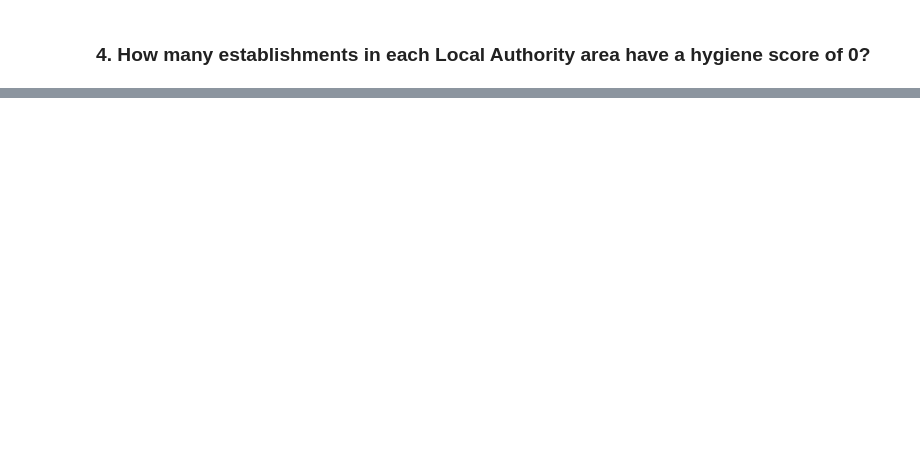
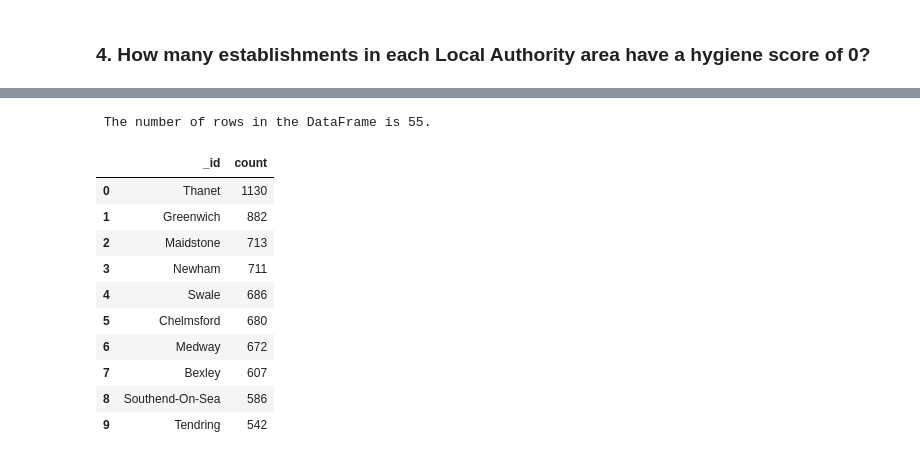
Before and after one commit to moonsunkey/nosql-challenge, a Jupyter notebook: NoSQL_analysis.ipynb, the cells around one changed output, grey strips where cells are left out. Saved outputs shown, nothing was run; the diff lists cells and outputs as text; code cells hidden in the pictures; blank space fills up the shorter version.

```diff
--- a/NoSQL_analysis.ipynb
+++ b/NoSQL_analysis.ipynb
@@ -155,0 +227,37 @@ limit =
+# %%
+# Create a pipeline that:
+# 1. Matches establishments with a hygiene score of 0
+# 2. Groups the matches by Local Authority
+# 3. Sorts the matches from highest to lowest
+
+# Define the aggregation pipeline
+
+pipeline = [
+    {
+        "$match":
+        {"scores.Hygiene": 0}
+    },
+    {
+        "$group":
+        {"_id": "$LocalAuthorityName", "count": {"$sum": 1}
+        }
+    },
+    {
+        "$sort":
+        {"count": -1}
+    },
+]
+
+# Execute the aggregation query
+results = establishments.aggregate(pipeline)
+
+# Store results in a list to avoid exhausting the cursor
+results_list = list(results)
+
+# Print the number of documents in the result
+print(f"The number of documents in the list is {len(results_list)}.")
+
+# Print the first 10 results
+print("First 10 results:")
+for result in results_list[:10]:
+    print(result)
@@ -156,6 +277,20 @@ limit =
 # %%
 # Convert the result to a Pandas DataFrame
-
+pd_2 = pd.DataFrame(results_list)
 # Display the number of rows in the DataFrame
-
+print(f" The number of rows in the DataFrame is {len(pd_2)}.")
 # Display the first 10 rows of the DataFrame
+pd_2.head(10)
+# %% [output]
+ The number of rows in the DataFrame is 55.
+|  | _id | count |
+| 0 | Thanet | 1130 |
+| 1 | Greenwich | 882 |
+| 2 | Maidstone | 713 |
+| 3 | Newham | 711 |
+| 4 | Swale | 686 |
+| 5 | Chelmsford | 680 |
+| 6 | Medway | 672 |
+| 7 | Bexley | 607 |
+| 8 | Southend-On-Sea | 586 |
+| 9 | Tendring | 542 |
```
Also changed, not shown: parts of 6 cells of this notebook.
